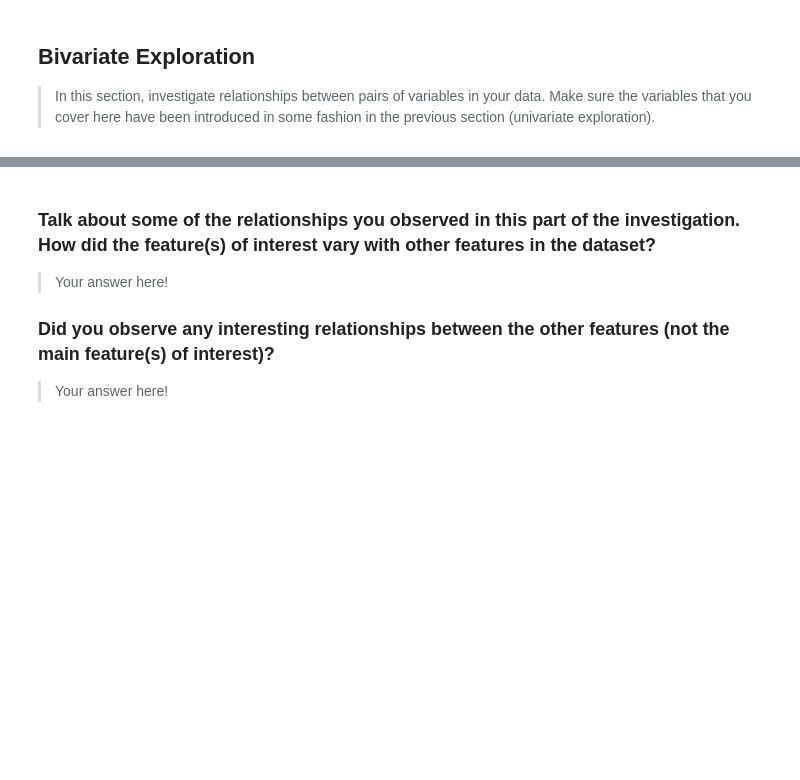
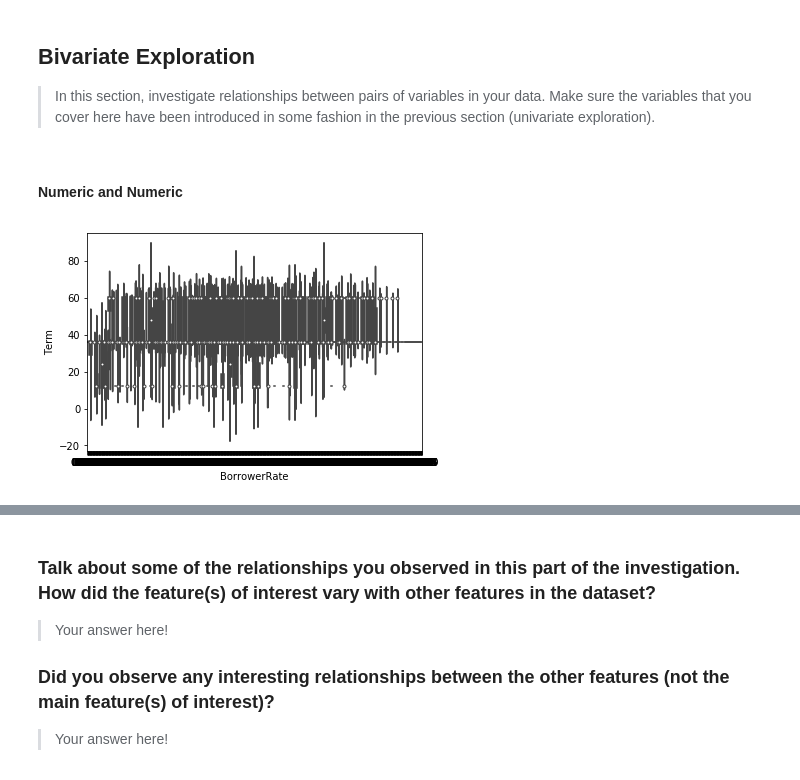
Before and after one commit to suefenali/data_analysis_nanodegree, a Jupyter notebook: project_5/exploration.ipynb, the cells around one changed output, grey strips where cells are left out. Cells and saved outputs as stored; diff of their text form; code cells hidden in the pictures; blank space fills up the shorter version.

```diff
--- a/project_5/exploration.ipynb
+++ b/project_5/exploration.ipynb
@@ -382,3 +384,9 @@ you plan on investigating next.
 > In this section, investigate relationships between pairs of variables in your
 data. Make sure the variables that you cover here have been introduced in some
 fashion in the previous section (univariate exploration).
+# %% [markdown]
+#### Numeric and Numeric
+# %%
+sb.violinplot(data=loan, x='BorrowerRate', y='Term', y_jitter=0.5);
+# %% [output]
+[figure, added]
```
Also changed, not shown: parts of 9 cells of this notebook.
